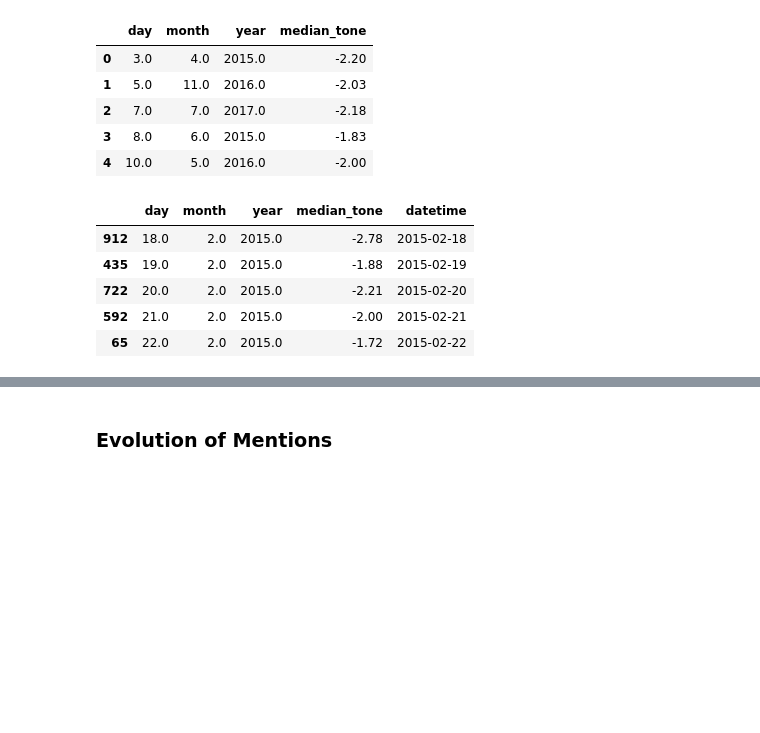
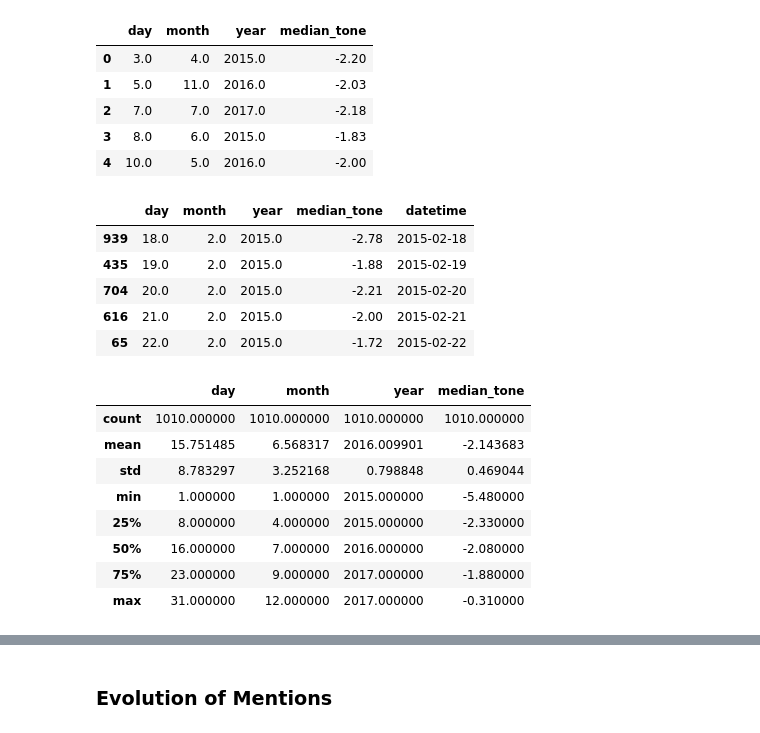
Before and after one commit to damlobster/ada2018, a Jupyter notebook: src/Milestone3.ipynb, the cells around one changed output, grey strips where cells are left out. Saved outputs shown, nothing was run; the diff lists cells and outputs as text; code cells hidden in the pictures; blank space fills up the shorter version.

```diff
--- a/src/Milestone3.ipynb
+++ b/src/Milestone3.ipynb
@@ -177,11 +187,10 @@ Here we analyse the tone of the news of environment-related events in the world.
 We want to grasp the tone of these news in the world in a chronological manner to see how these events are perceived during time.
 # %%
 DATA_PATH = "data/from_cluster/"
-# %%
-spark = SparkSession.builder.getOrCreate()
 # %%
 tones_df = spark.read.parquet(DATA_PATH  + "tone_mean_count_5themes_median.parquet")
 tones = tones_df.toPandas()
+tones.dropna(inplace=True)
 tones.head()
 # %% [output]
 |  | day | month | year | median_tone |
@@ -193,12 +202,22 @@ tones.head()
 # %%
 tones['datetime'] = pd.to_datetime(tones[['year','month','day']])
 tones = tones.sort_values(by='datetime')
-tones.head()
+display(tones.head())
+tones.describe()
 # %% [output]
 |  | day | month | year | median_tone | datetime |
-| 912 | 18.0 | 2.0 | 2015.0 | -2.78 | 2015-02-18 |
+| 939 | 18.0 | 2.0 | 2015.0 | -2.78 | 2015-02-18 |
 | 435 | 19.0 | 2.0 | 2015.0 | -1.88 | 2015-02-19 |
-| 722 | 20.0 | 2.0 | 2015.0 | -2.21 | 2015-02-20 |
-| 592 | 21.0 | 2.0 | 2015.0 | -2.00 | 2015-02-21 |
+| 704 | 20.0 | 2.0 | 2015.0 | -2.21 | 2015-02-20 |
+| 616 | 21.0 | 2.0 | 2015.0 | -2.00 | 2015-02-21 |
 | 65 | 22.0 | 2.0 | 2015.0 | -1.72 | 2015-02-22 |
+|  | day | month | year | median_tone |
+| count | 1010.000000 | 1010.000000 | 1010.000000 | 1010.000000 |
+| mean | 15.751485 | 6.568317 | 2016.009901 | -2.143683 |
+| std | 8.783297 | 3.252168 | 0.798848 | 0.469044 |
+| min | 1.000000 | 1.000000 | 2015.000000 | -5.480000 |
+| 25% | 8.000000 | 4.000000 | 2015.000000 | -2.330000 |
+| 50% | 16.000000 | 7.000000 | 2016.000000 | -2.080000 |
+| 75% | 23.000000 | 9.000000 | 2017.000000 | -1.880000 |
+| max | 31.000000 | 12.000000 | 2017.000000 | -0.310000 |
 # %%
```
Also changed, not shown: parts of 26 cells of this notebook.
